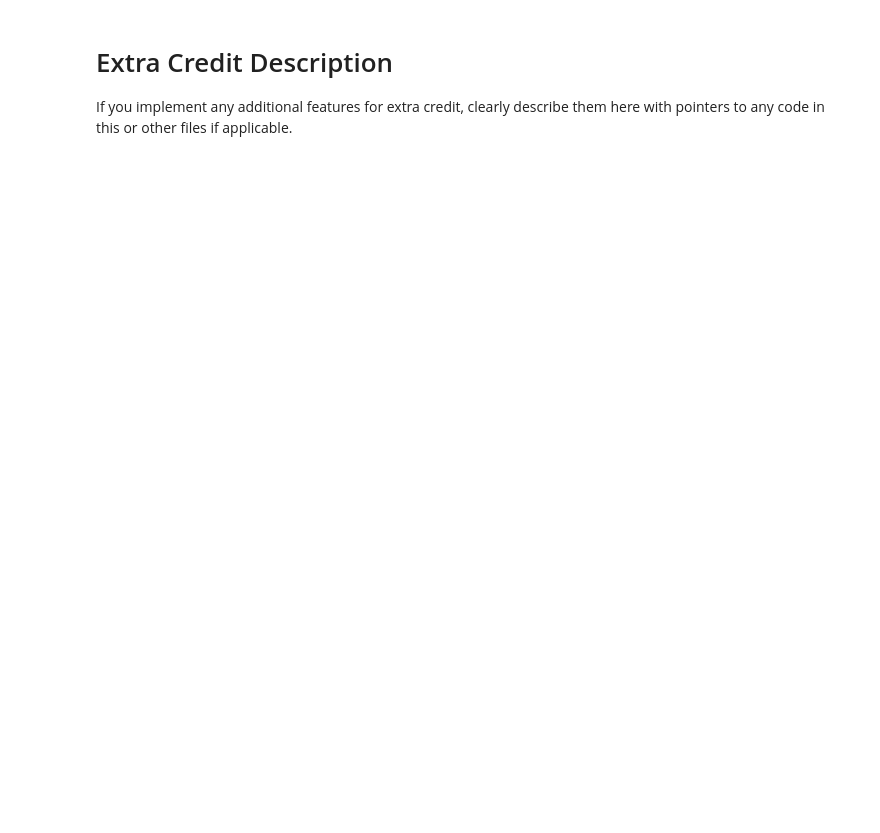
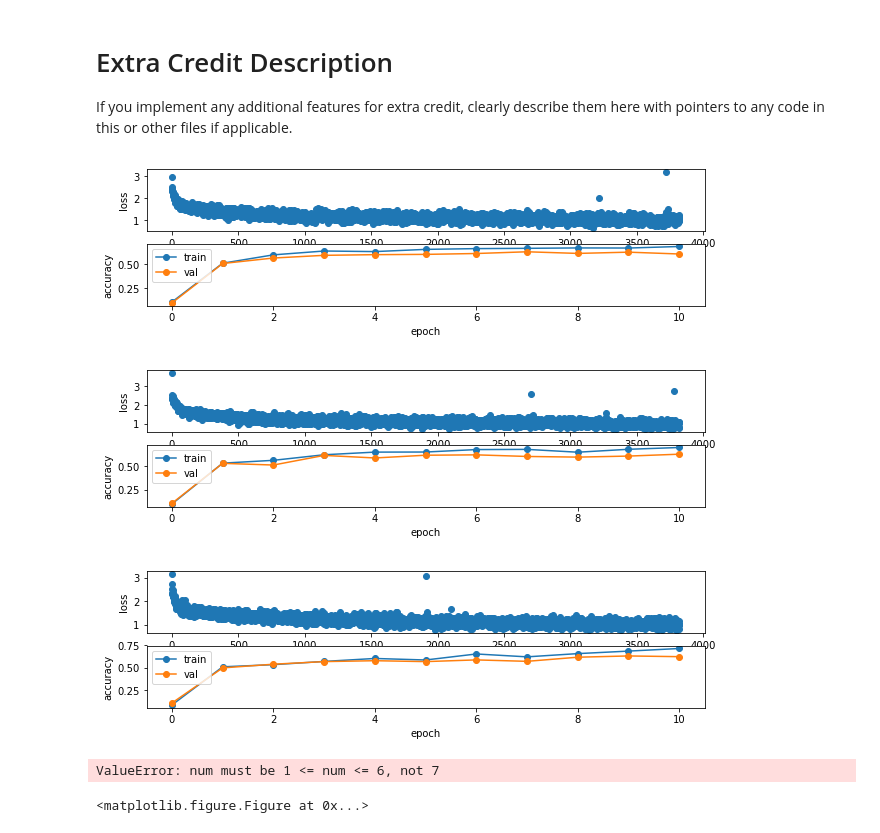
Before and after one commit to kaituoxu/stanford-cs231n-2016winter, a Jupyter notebook: assignment2/ConvolutionalNetworks.ipynb, the cells around one changed output. Saved outputs shown, nothing was run; the diff lists cells and outputs as text; code cells hidden in the pictures; blank space fills up the shorter version.

```diff
--- a/assignment2/ConvolutionalNetworks.ipynb
+++ b/assignment2/ConvolutionalNetworks.ipynb
@@ -609,0 +679,22 @@ Have fun and happy training!
+# %%
+# Train a really good model on CIFAR-10
+solvers = []
+filter_sizes = [7, 5, 3, 1]
+for filter_size in filter_sizes:
+    print "filter size =", filter_size
+    model = ThreeLayerConvNet(num_filters=32,
+                              filter_size=7,
+                              hidden_dim=500,
+                              weight_scale=1e-3,
+                              reg=1e-3
+                             )
+    solver = Solver(model, data,
+                    num_epochs=10, batch_size=128,
+                    update_rule='adam',
+                    optim_config={
+                        'learning_rate': 1e-3,
+                    },
+                    verbose=True, print_every=10
+                   )
+    solver.train()
+    solvers.append(solver)
@@ -610,3 +719,23 @@ Have fun and happy training!
 # %% [markdown]
 # Extra Credit Description
 If you implement any additional features for extra credit, clearly describe them here with pointers to any code in this or other files if applicable.
+# %%
+for i in range(len(solvers)):
+    plt.subplot(6, 1, i*2+1)
+    plt.plot(solvers[i].loss_history, 'o')
+    plt.xlabel('iteration')
+    plt.ylabel('loss')
+
+    plt.subplot(6, 1, i*2+2)
+    plt.plot(solvers[i].train_acc_history, '-o')
+    plt.plot(solvers[i].val_acc_history, '-o')
+    plt.legend(['train', 'val'], loc='upper left')
+    plt.xlabel('epoch')
+    plt.ylabel('accuracy')
+    plt.show()
+# %% [output]
+[figure, added]
+[figure, added]
+[figure, added]
+ValueError: num must be 1 <= num <= 6, not 7
+<matplotlib.figure.Figure at 0x...>
```
Also changed, not shown: parts of 15 cells of this notebook, 31 other files.
